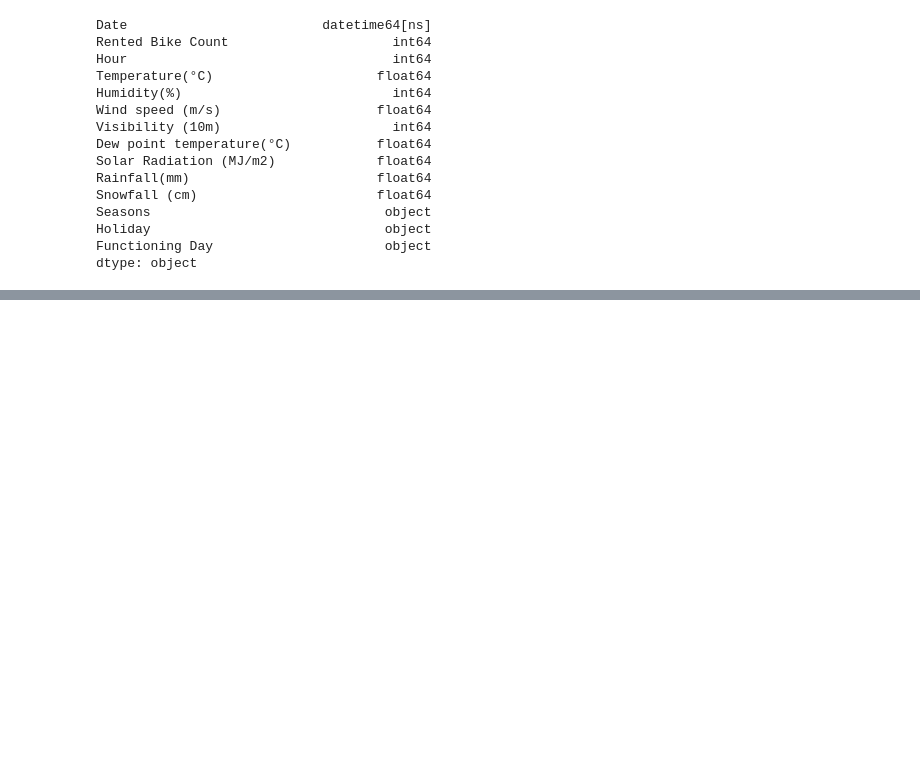
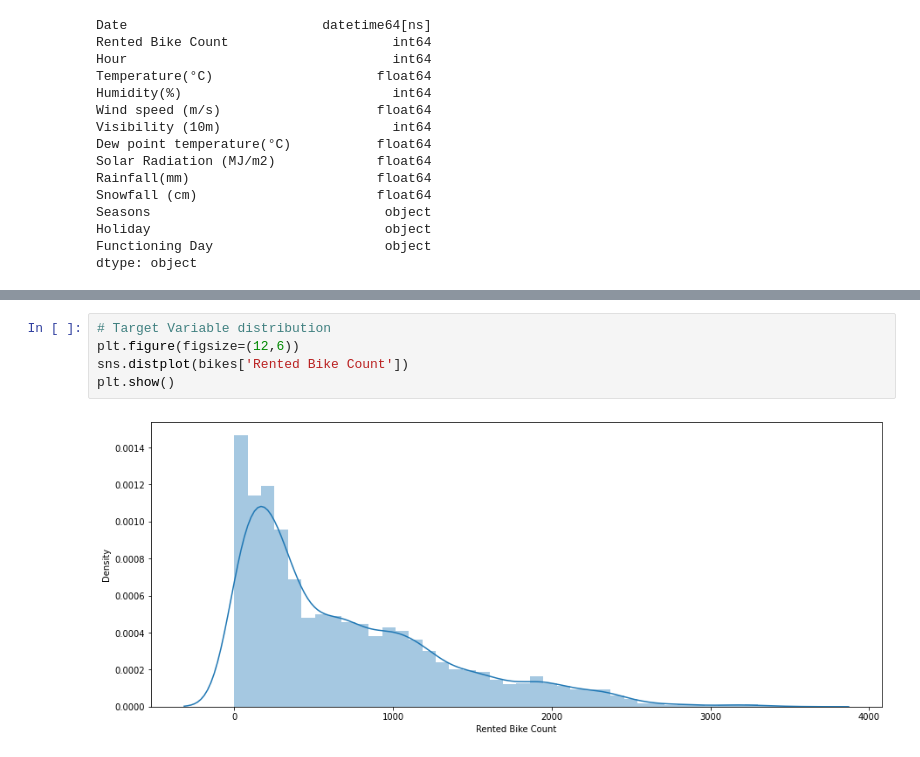
Before and after one commit to Ramesh9394/Portfolio_DS, a Jupyter notebook: Bike_Sharing_Demand_Prediction_Capstone_Project.ipynb, the cells around one changed output, grey strips where cells are left out. Drawn from its saved outputs; the diff is of its cells as text; blank space fills up the shorter version.

```diff
--- a/Bike_Sharing_Demand_Prediction_Capstone_Project.ipynb
+++ b/Bike_Sharing_Demand_Prediction_Capstone_Project.ipynb
@@ -108,0 +147,7 @@ dtype: object
+# %%
+# Target Variable distribution
+plt.figure(figsize=(12,6))
+sns.distplot(bikes['Rented Bike Count'])
+plt.show()
+# %% [output]
+[figure, added]
```
Also changed, not shown: parts of 4 cells of this notebook.
